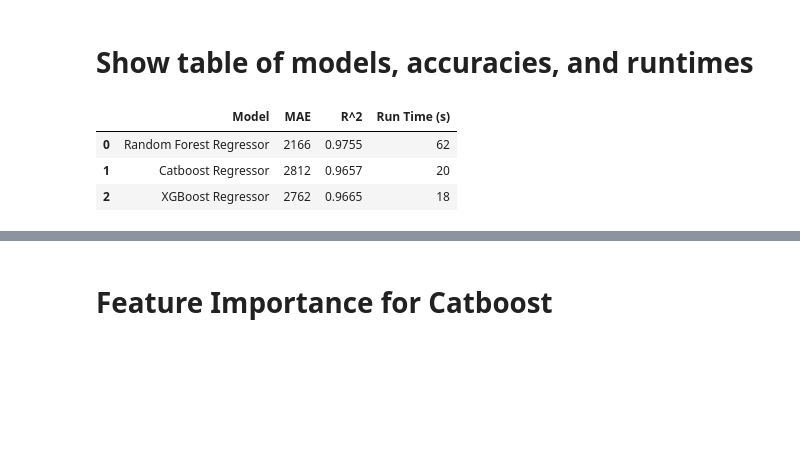
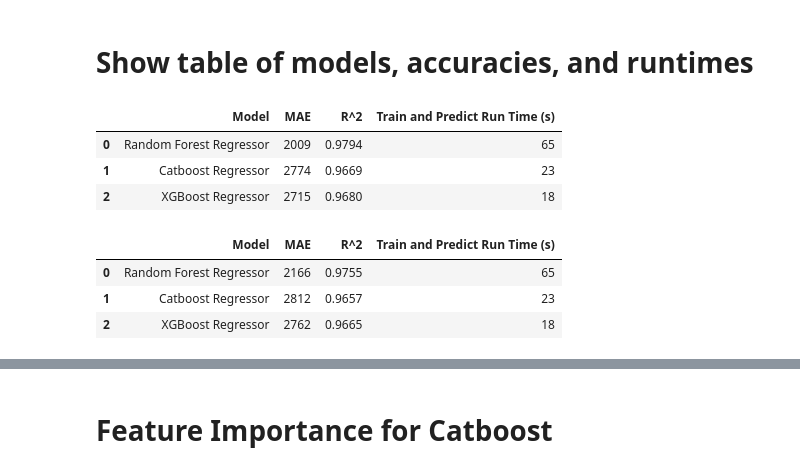
Before and after one commit to mkerekes1427/CAP-4770-Final-Project, a Jupyter notebook: sleep-datascience-notebook.ipynb, the cells around one changed output, grey strips where cells are left out. Saved outputs shown, nothing was run; the diff lists cells and outputs as text; code cells hidden in the pictures; blank space fills up the shorter version.

```diff
--- a/sleep-datascience-notebook.ipynb
+++ b/sleep-datascience-notebook.ipynb
@@ -343,19 +343,35 @@ xgb_train_r2, xgb_test_r2, xgb_train_mse, xgb_test_mse, xgb_train_mae, xgb_test_
 #plt.show()
 # %% [markdown]
 # Show table of models, accuracies, and runtimes
+# %%
+
+evaluation_table_train = pd.DataFrame({
+
+     "Model" : ["Random Forest Regressor", "Catboost Regressor", "XGBoost Regressor"],
+     "MAE" : [round(rfr_train_mae), round(cbr_train_mae), round(xgb_train_mae)],
+     "R^2" : [round(rfr_train_r2, 4), round(cbr_train_r2, 4),  round(xgb_train_r2, 4)],
+     "Train and Predict Run Time (s)" : [round(rfr_stop - rfr_start), round(cbr_stop - cbr_start), round(xgb_stop - xgb_start)]
+})
+
+evaluation_table_train
+# %% [output]
+|  | Model | MAE | R^2 | Train and Predict Run Time (s) |
+| 0 | Random Forest Regressor | 2009 | 0.9794 | 65 |
+| 1 | Catboost Regressor | 2774 | 0.9669 | 23 |
+| 2 | XGBoost Regressor | 2715 | 0.9680 | 18 |
 # %%
 
-evaluation_table = pd.DataFrame({
+evaluation_table_test = pd.DataFrame({
 
      "Model" : ["Random Forest Regressor", "Catboost Regressor", "XGBoost Regressor"],
      "MAE" : [round(rfr_test_mae), round(cbr_test_mae), round(xgb_test_mae)],
      "R^2" : [round(rfr_test_r2, 4), round(cbr_test_r2, 4),  round(xgb_test_r2, 4)],
-     "Run Time (s)" : [round(rfr_stop - rfr_start), round(cbr_stop - cbr_start), round(xgb_stop - xgb_start)]
+     "Train and Predict Run Time (s)" : [round(rfr_stop - rfr_start), round(cbr_stop - cbr_start), round(xgb_stop - xgb_start)]
 })
 
-evaluation_table
+evaluation_table_test
 # %% [output]
-|  | Model | MAE | R^2 | Run Time (s) |
-| 0 | Random Forest Regressor | 2166 | 0.9755 | 62 |
-| 1 | Catboost Regressor | 2812 | 0.9657 | 20 |
+|  | Model | MAE | R^2 | Train and Predict Run Time (s) |
+| 0 | Random Forest Regressor | 2166 | 0.9755 | 65 |
+| 1 | Catboost Regressor | 2812 | 0.9657 | 23 |
 | 2 | XGBoost Regressor | 2762 | 0.9665 | 18 |
```
Also changed, not shown: parts of 18 cells of this notebook.
